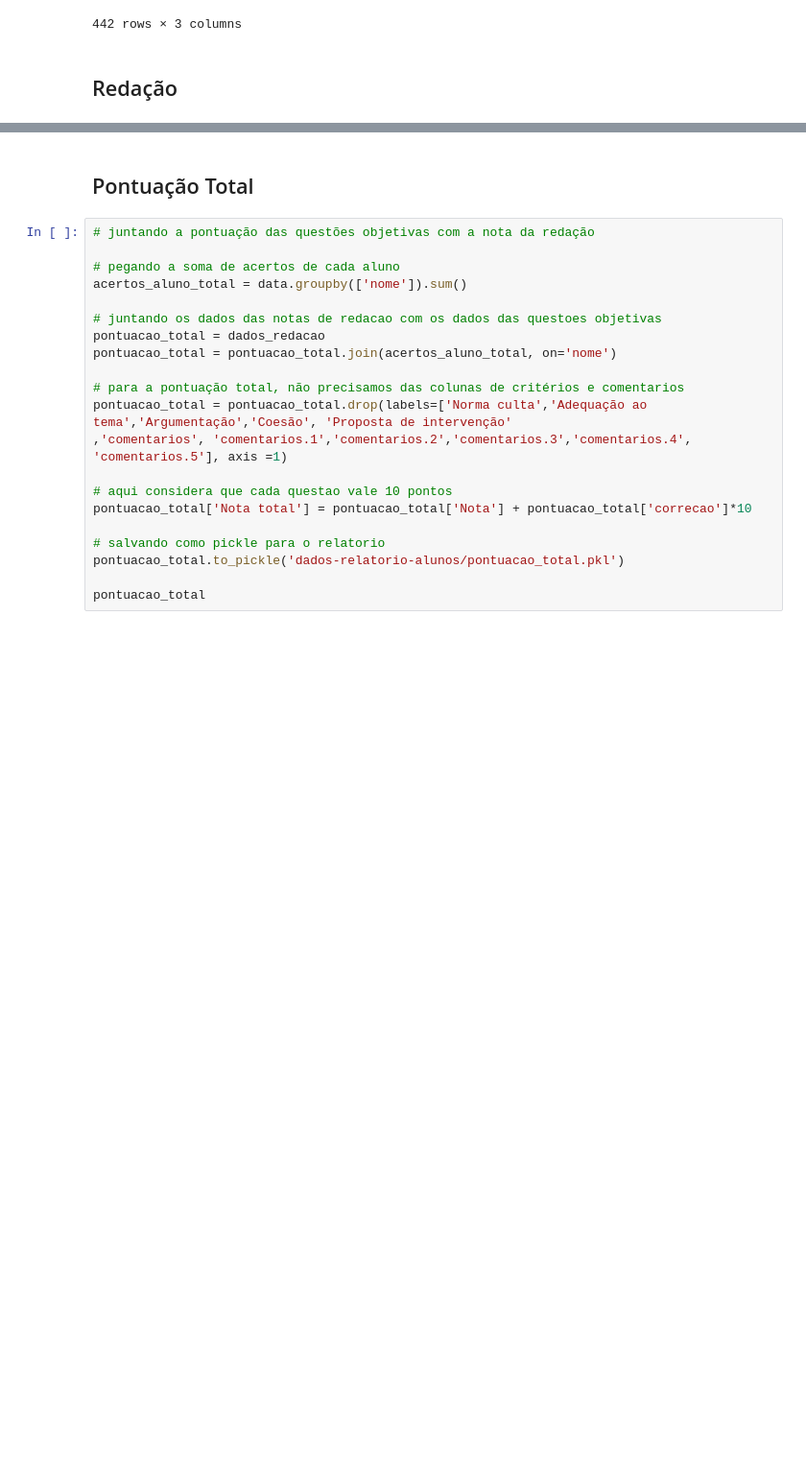
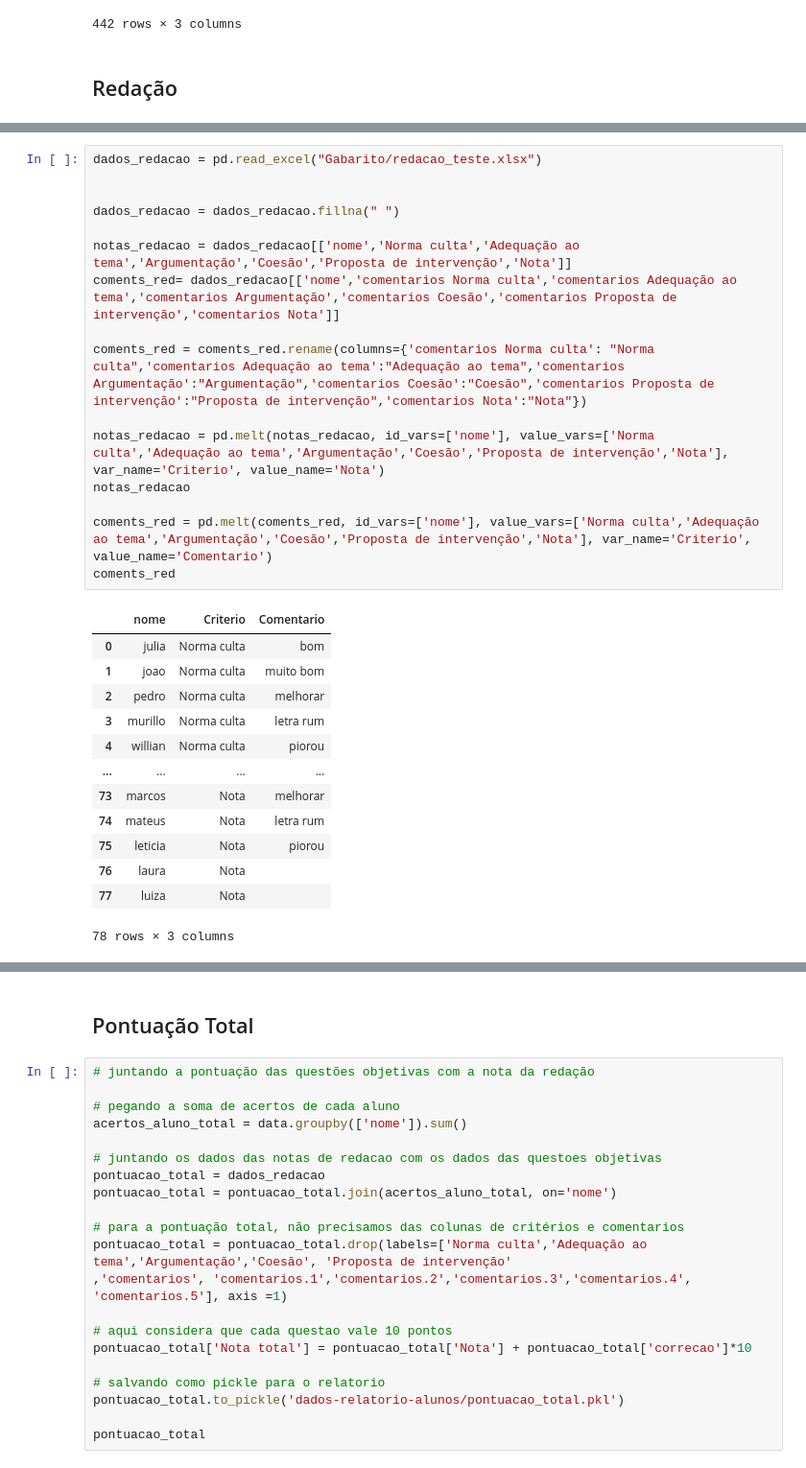
Before and after one commit to murillostein/Simulinho, a Jupyter notebook: modelagem_murillo.ipynb, the cells around one changed output, grey strips where cells are left out. Shown: that part at 96% size. Saved outputs shown, nothing was run; the diff lists cells and outputs as text; blank space fills up the shorter version.

```diff
--- a/modelagem_murillo.ipynb
+++ b/modelagem_murillo.ipynb
@@ -474,0 +443,30 @@ Length: 182, dtype: object
+# %%
+dados_redacao = pd.read_excel("Gabarito/redacao_teste.xlsx")
+
+
+dados_redacao = dados_redacao.fillna(" ")
+
+notas_redacao = dados_redacao[['nome','Norma culta','Adequação ao tema','Argumentação','Coesão','Proposta de intervenção','Nota']]
+coments_red= dados_redacao[['nome','comentarios Norma culta','comentarios Adequação ao tema','comentarios Argumentação','comentarios Coesão','comentarios Proposta de intervenção','comentarios Nota']]
+
+coments_red = coments_red.rename(columns={'comentarios Norma culta': "Norma culta",'comentarios Adequação ao tema':"Adequação ao tema",'comentarios Argumentação':"Argumentação",'comentarios Coesão':"Coesão",'comentarios Proposta de intervenção':"Proposta de intervenção",'comentarios Nota':"Nota"})
+
+notas_redacao = pd.melt(notas_redacao, id_vars=['nome'], value_vars=['Norma culta','Adequação ao tema','Argumentação','Coesão','Proposta de intervenção','Nota'], var_name='Criterio', value_name='Nota')
+notas_redacao
+
+coments_red = pd.melt(coments_red, id_vars=['nome'], value_vars=['Norma culta','Adequação ao tema','Argumentação','Coesão','Proposta de intervenção','Nota'], var_name='Criterio', value_name='Comentario')
+coments_red
+# %% [output]
+|  | nome | Criterio | Comentario |
+| 0 | julia | Norma culta | bom |
+| 1 | joao | Norma culta | muito bom |
+| 2 | pedro | Norma culta | melhorar |
+| 3 | murillo | Norma culta | letra rum |
+| 4 | willian | Norma culta | piorou |
+| ... | ... | ... | ... |
+| 73 | marcos | Nota | melhorar |
+| 74 | mateus | Nota | letra rum |
+| 75 | leticia | Nota | piorou |
+| 76 | laura | Nota |  |
+| 77 | luiza | Nota |  |
+78 rows × 3 columns
```
Also changed, not shown: parts of 30 cells of this notebook.
